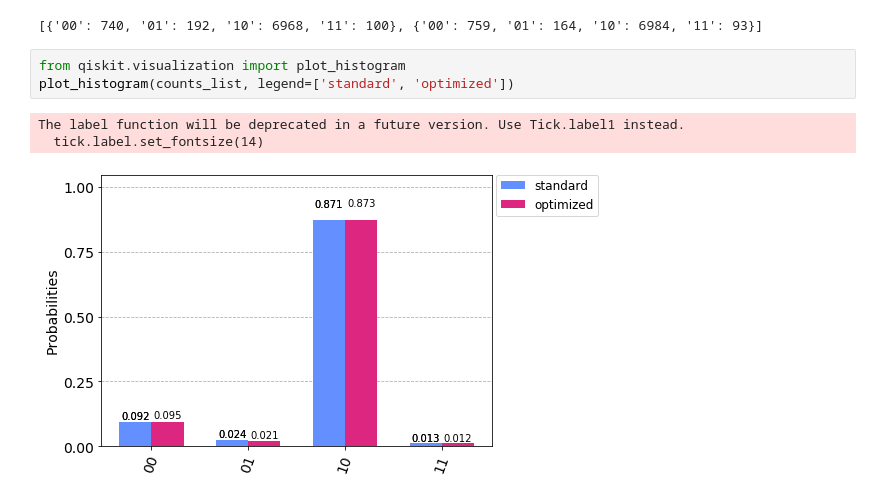
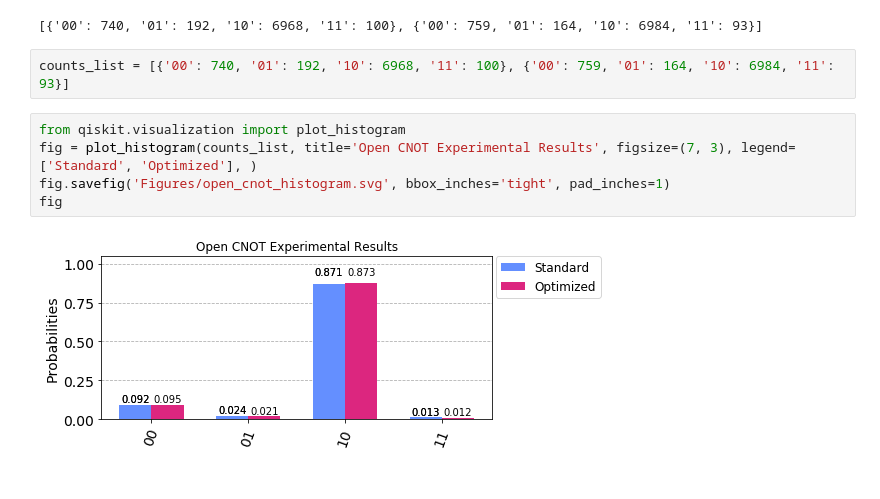
Before and after one commit to singular-value/optimizations_via_openpulse, a Jupyter notebook: Open_CNOT_EXPERIMENT.ipynb, the cells around one changed output. Saved outputs shown, nothing was run; the diff lists cells and outputs as text.

Commit message:
Format and save histogram for Open CNOT experiment

```diff
--- a/Open_CNOT_EXPERIMENT.ipynb
+++ b/Open_CNOT_EXPERIMENT.ipynb
@@ -91,10 +91,12 @@ Our cross-gate pulse cancellation way: {'00': 759, '01': 164, '10': 6984, '11':
 print(counts_list)
 # %% [output]
 [{'00': 740, '01': 192, '10': 6968, '11': 100}, {'00': 759, '01': 164, '10': 6984, '11': 93}]
-# %%
-from qiskit.visualization import plot_histogram
-plot_histogram(counts_list, legend=['standard', 'optimized'])
-# %% [output]
-The label function will be deprecated in a future version. Use Tick.label1 instead.
-  tick.label.set_fontsize(14)
-[figure, removed]
+# %%
+counts_list = [{'00': 740, '01': 192, '10': 6968, '11': 100}, {'00': 759, '01': 164, '10': 6984, '11': 93}]
+# %%
+from qiskit.visualization import plot_histogram
+fig = plot_histogram(counts_list, title='Open CNOT Experimental Results', figsize=(7, 3), legend=['Standard', 'Optimized'], )
+fig.savefig('Figures/open_cnot_histogram.svg', bbox_inches='tight', pad_inches=1)
+fig
+# %% [output]
+[figure, added]
```
Also changed, not shown: 2 other files.
